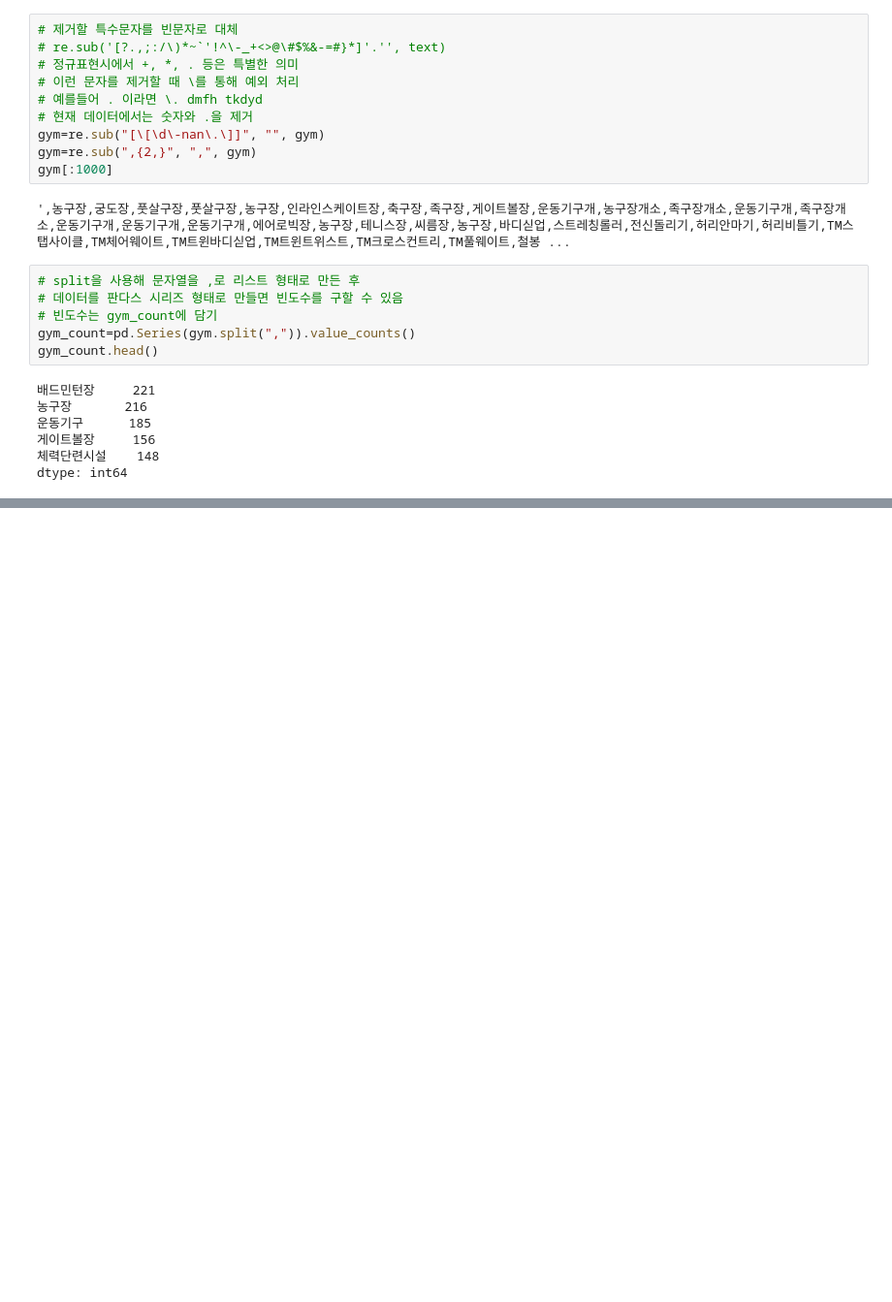
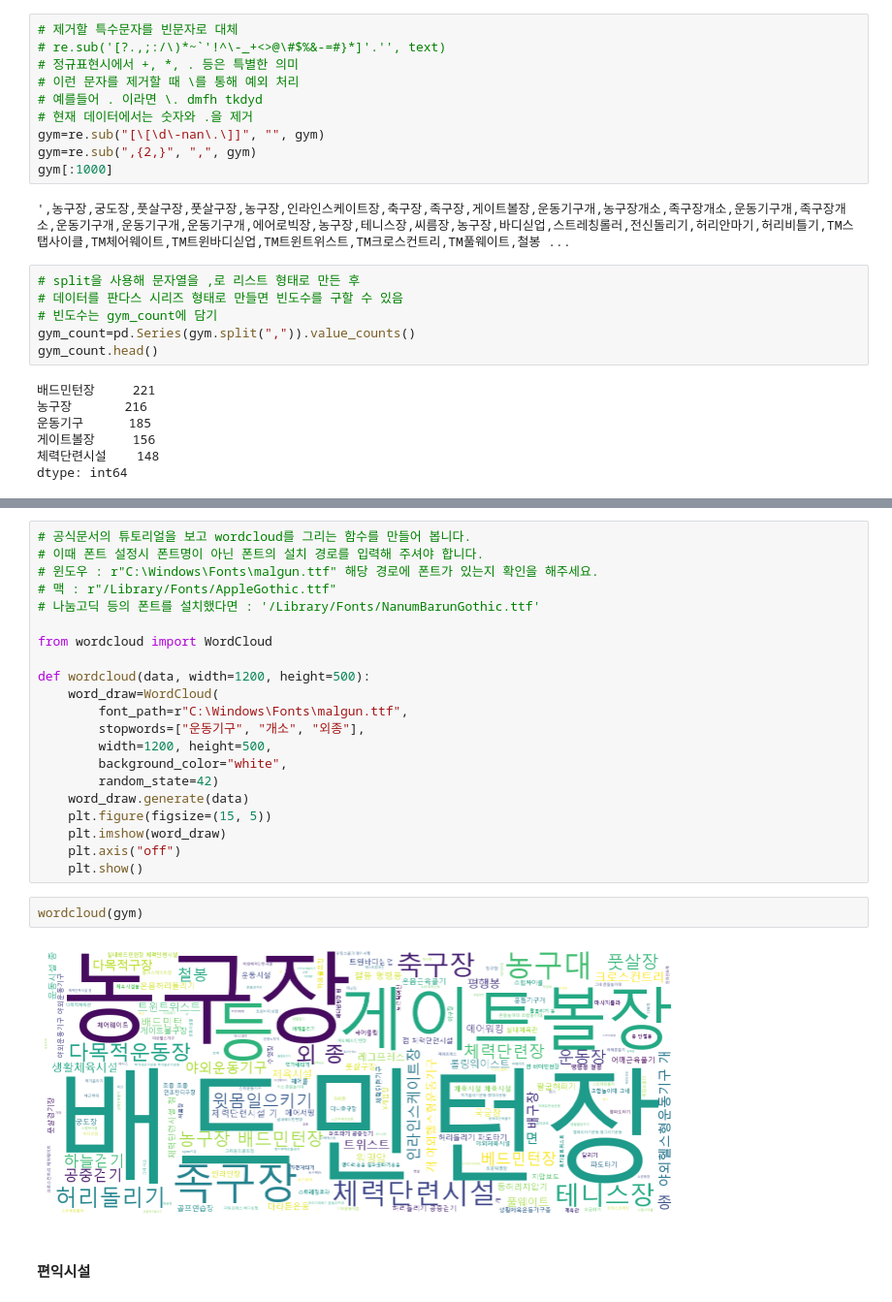
Before and after one commit to pmj3590/inflearn_opendata, a Jupyter notebook: park.ipynb, the cells around one changed output, grey strips where cells are left out. Shown at 97% size. Drawn from its saved outputs; the diff is of its cells as text; blank space fills up the shorter version.

```diff
--- a/park.ipynb
+++ b/park.ipynb
@@ -550,0 +560,27 @@ gym_count.head(50).plot.bar()
+# %%
+# 공식문서의 튜토리얼을 보고 wordcloud를 그리는 함수를 만들어 봅니다.
+# 이때 폰트 설정시 폰트명이 아닌 폰트의 설치 경로를 입력해 주셔야 합니다.
+# 윈도우 : r"C:\Windows\Fonts\malgun.ttf" 해당 경로에 폰트가 있는지 확인을 해주세요.
+# 맥 : r"/Library/Fonts/AppleGothic.ttf"
+# 나눔고딕 등의 폰트를 설치했다면 : '/Library/Fonts/NanumBarunGothic.ttf'
+
+from wordcloud import WordCloud
+
+def wordcloud(data, width=1200, height=500):
+    word_draw=WordCloud(
+        font_path=r"C:\Windows\Fonts\malgun.ttf",
+        stopwords=["운동기구", "개소", "외종"],
+        width=1200, height=500,
+        background_color="white",
+        random_state=42)
+    word_draw.generate(data)
+    plt.figure(figsize=(15, 5))
+    plt.imshow(word_draw)
+    plt.axis("off")
+    plt.show()
+# %%
+wordcloud(gym)
+# %% [output]
+[figure, added]
+# %% [markdown]
+#### 편익시설
```
Also changed, not shown: parts of 16 cells of this notebook.
